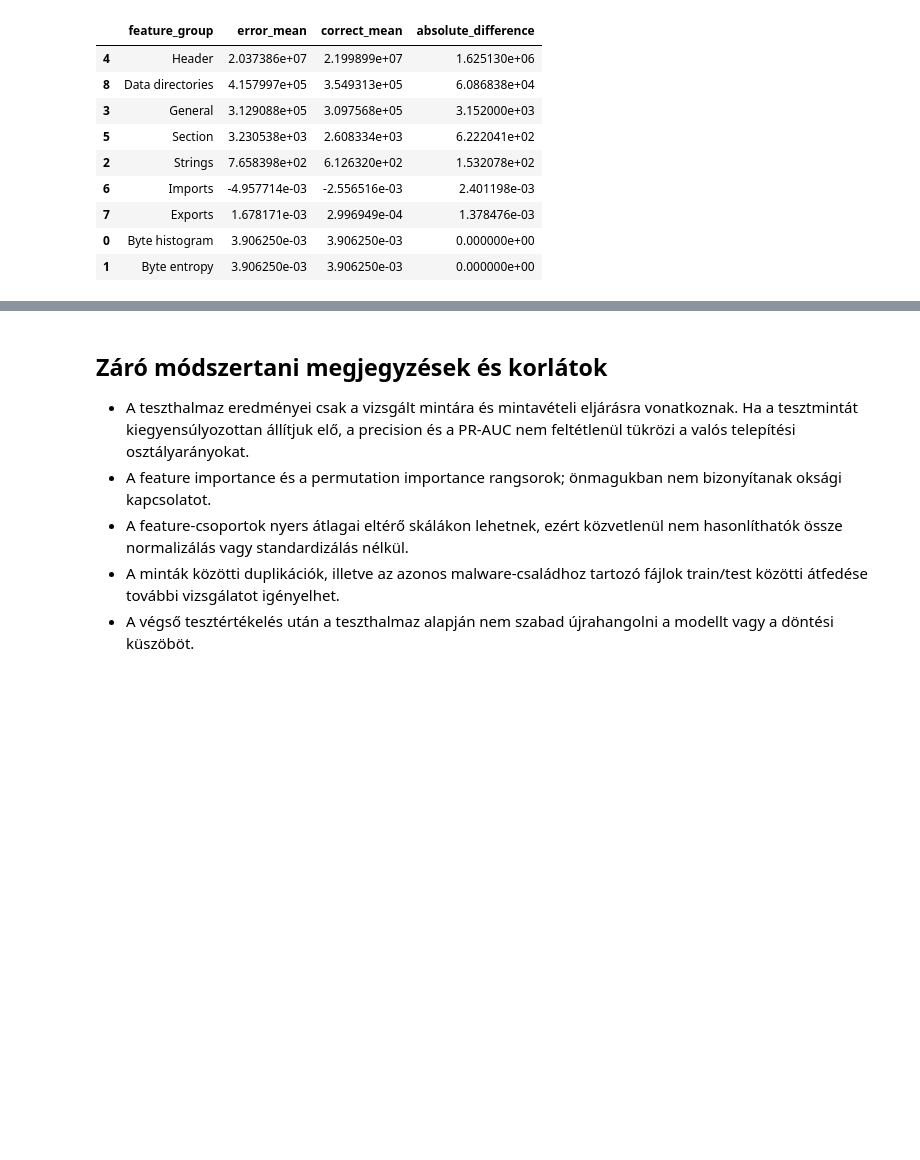
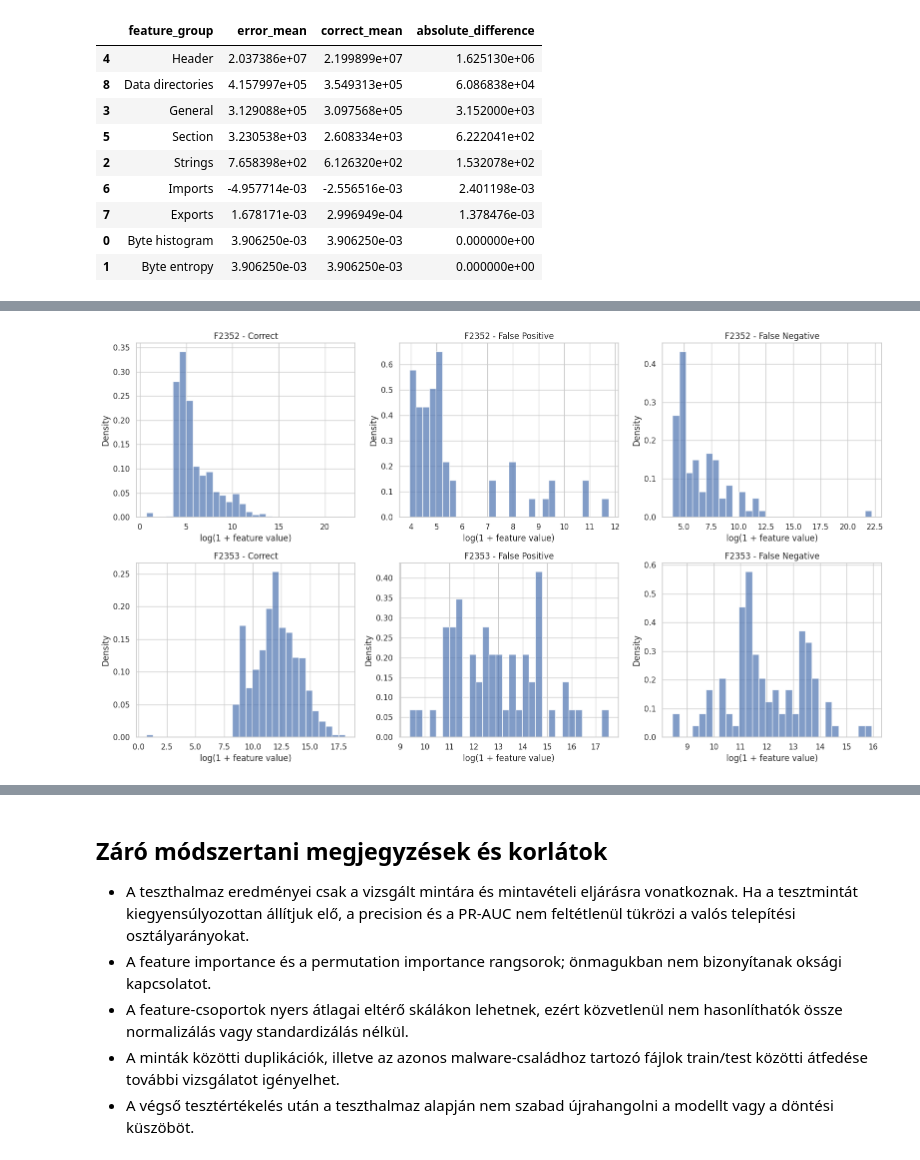
Before and after one commit to RaczNikoletta/Artificial-intelligence, a Jupyter notebook: PE_SupervisedML/EMBER_2018_v2_osszesitett.ipynb, the cells around one changed output, grey strips where cells are left out. Saved outputs shown, nothing was run; the diff lists cells and outputs as text; code cells hidden in the pictures; blank space fills up the shorter version.

```diff
--- a/PE_SupervisedML/EMBER_2018_v2_osszesitett.ipynb
+++ b/PE_SupervisedML/EMBER_2018_v2_osszesitett.ipynb
@@ -2043,0 +2346,46 @@ display(
+# %%
+import matplotlib.pyplot as plt
+import numpy as np
+
+features_to_plot = ["F2352", "F2353"]
+error_types = ["Correct", "False Positive", "False Negative"]
+
+fig, axes = plt.subplots(
+    2, 3,
+    figsize=(16, 9)
+)
+
+for row, feature_name in enumerate(features_to_plot):
+
+    feature_idx = feature_names.index(feature_name)
+
+    for col, error_type in enumerate(error_types):
+
+        mask = (
+            error_analysis_df["error_type"].to_numpy()
+            == error_type
+        )
+
+        values = X_test[mask, feature_idx]
+
+        # Csak a nem nulla értékek
+        nonzero_values = values[values > 0]
+
+        ax = axes[row, col]
+
+        if len(nonzero_values) > 0:
+            ax.hist(
+                np.log1p(nonzero_values),
+                bins=30,
+                density=True,
+                alpha=0.7
+            )
+
+        ax.set_title(f"{feature_name} - {error_type}")
+        ax.set_xlabel("log(1 + feature value)")
+        ax.set_ylabel("Density")
+
+plt.tight_layout()
+plt.show()
+# %% [output]
+[figure, added]
```
Also changed, not shown: parts of 13 cells of this notebook.
